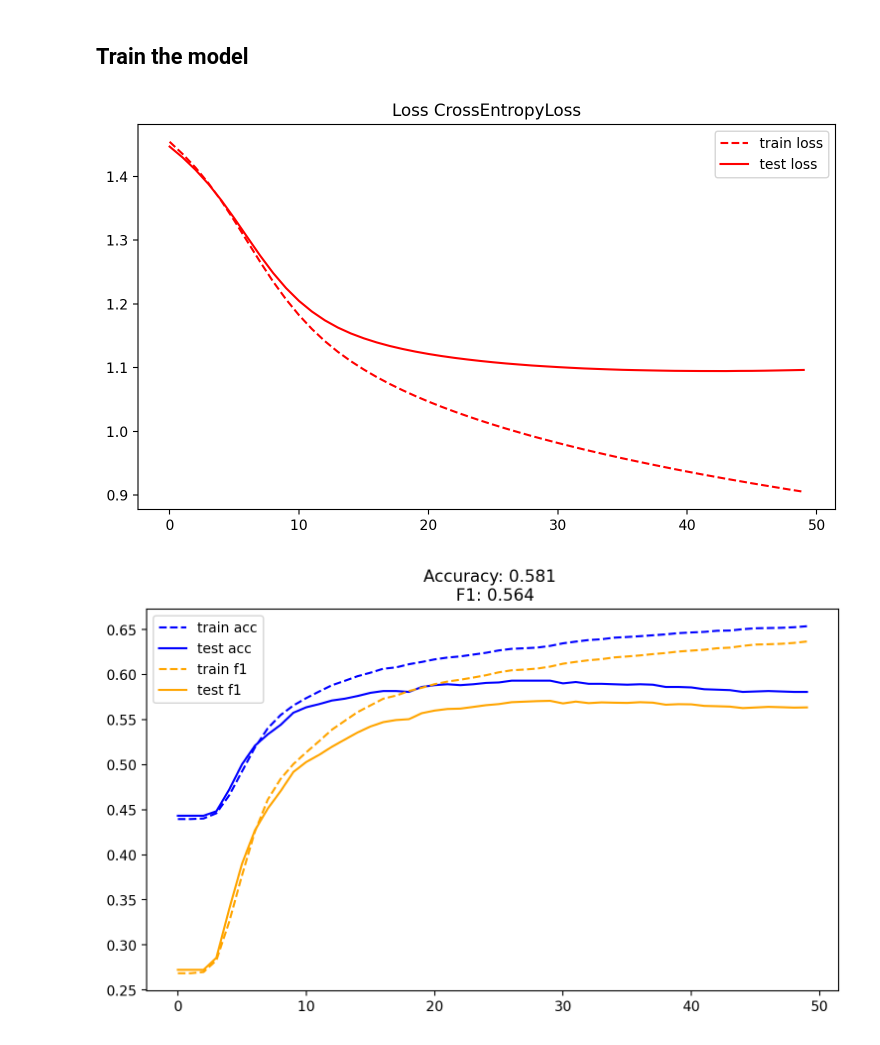
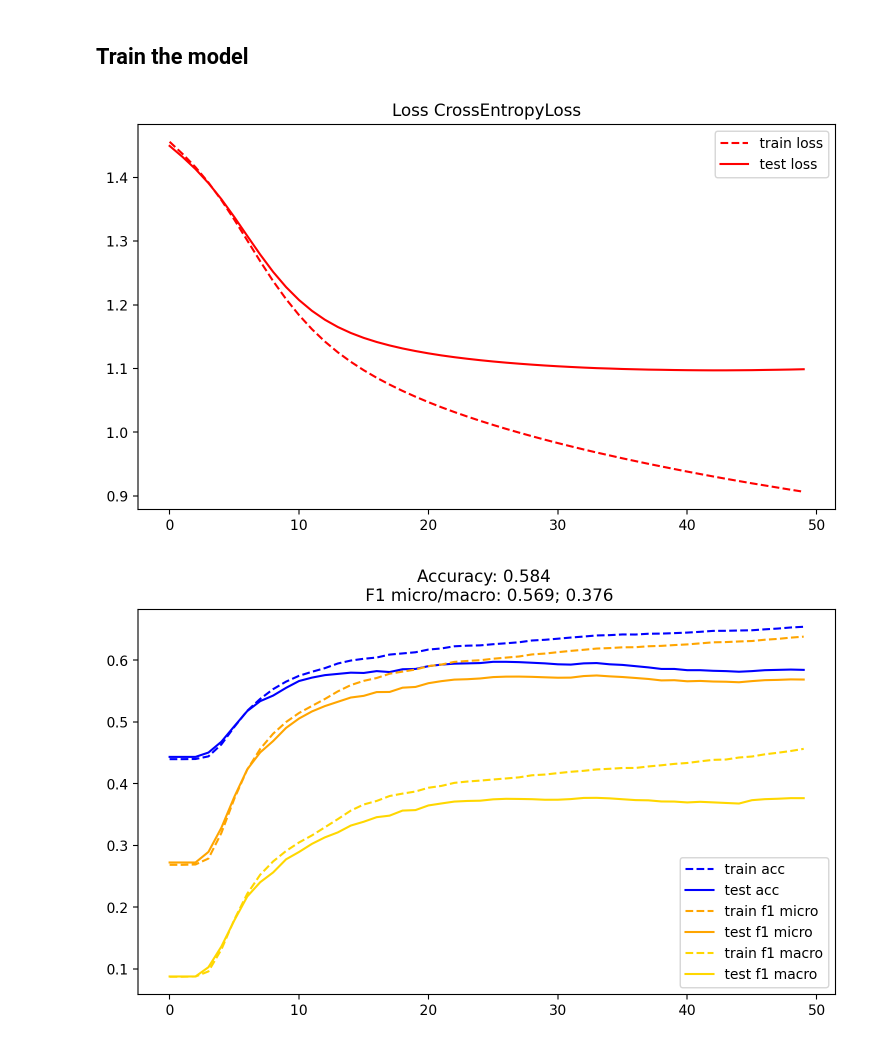
Before and after one commit to alxtrtw/multimodal-movies-emotion-recognition, a Jupyter notebook: classify.ipynb, the cells around one changed output. Cells and saved outputs as stored; diff of their text form; code cells hidden in the pictures.

Commit message:
added macro scores

```diff
--- a/classify.ipynb
+++ b/classify.ipynb
@@ -158,7 +158,8 @@ batch_size = 128
 n_batches = X_train.shape[0] // batch_size
 train_losses, test_losses = [], []
 train_accuracies, test_accuracies = [], []
-train_f1_scores, test_f1_scores = [], []
+train_f1_micro_scores, test_f1_micro_scores = [], []
+train_f1_macro_scores, test_f1_macro_scores = [], []
 
 # save training parameters in json
 training_params = {
@@ -211,41 +212,50 @@ for epoch in range(n_epochs):
         plt.plot(train_losses, label='train loss', color='red', linestyle='dashed')
         plt.plot(test_losses, label='test loss', color='red')
         plt.legend()
         plt.savefig(f'./experiments/plots/{model_name}/{criterion.__class__.__name__}.png')
         plt.show()
 
         train_acc = torch.sum(torch.argmax(train_outputs, dim=1) == torch.argmax(Y_train, dim=1)).cpu().numpy() / len(Y_train)
         test_acc = torch.sum(torch.argmax(test_outputs, dim=1) == torch.argmax(Y_test, dim=1)).cpu().numpy() / len(Y_test)
         train_accuracies.append(train_acc)
         test_accuracies.append(test_acc)
 
-        # f1 scores
-        train_f1 = f1_score(torch.argmax(Y_train.cpu(), dim=1), torch.argmax(train_outputs.cpu(), dim=1), average='weighted')
-        test_f1 = f1_score(torch.argmax(Y_test.cpu(), dim=1), torch.argmax(test_outputs.cpu(), dim=1), average='weighted')
-        train_f1_scores.append(train_f1)
-        test_f1_scores.append(test_f1)
+        # f1 micro scores
+        train_f1_micro = f1_score(torch.argmax(Y_train.cpu(), dim=1), torch.argmax(train_outputs.cpu(), dim=1), average='weighted')
+        test_f1_micro = f1_score(torch.argmax(Y_test.cpu(), dim=1), torch.argmax(test_outputs.cpu(), dim=1), average='weighted')
+        train_f1_micro_scores.append(train_f1_micro)
+        test_f1_micro_scores.append(test_f1_micro)
+
+        # f1 macro scores
+        train_f1_macro = f1_score(torch.argmax(Y_train.cpu(), dim=1), torch.argmax(train_outputs.cpu(), dim=1), average='macro')
+        test_f1_macro = f1_score(torch.argmax(Y_test.cpu(), dim=1), torch.argmax(test_outputs.cpu(), dim=1), average='macro')
+        train_f1_macro_scores.append(train_f1_macro)
+        test_f1_macro_scores.append(test_f1_macro)
+
 
         plt.figure()
-        plt.title(f'Accuracy: {np.round(test_acc, 3)} \n F1: {np.round(test_f1, 3)}')
+        plt.title(f'Accuracy: {np.round(test_acc, 3)} \n F1 micro/macro: {np.round(test_f1_micro, 3)}; {np.round(test_f1_macro, 3)}')
         plt.plot(train_accuracies, label='train acc', color='blue', linestyle='dashed')
         plt.plot(test_accuracies, label='test acc', color='blue')
-        plt.plot(train_f1_scores, label='train f1', color='orange', linestyle='dashed')
-        plt.plot(test_f1_scores, label='test f1', color='orange')
+        plt.plot(train_f1_micro_scores, label='train f1 micro', color='orange', linestyle='dashed')
+        plt.plot(test_f1_micro_scores, label='test f1 micro', color='orange')
+        plt.plot(train_f1_macro_scores, label='train f1 macro', color='gold', linestyle='dashed')
+        plt.plot(test_f1_macro_scores, label='test f1 macro', color='gold')
         plt.legend()
         plt.savefig(f'./experiments/plots/{model_name}/AccuracyF1.png')
         plt.show()
 
         cm = confusion_matrix(torch.argmax(Y_test.cpu(), dim=1), torch.argmax(test_outputs.cpu(), dim=1))
         plt.figure()
         sns.heatmap(cm, annot=True, fmt='d', cmap='Blues', xticklabels=onehot_encoder.categories_[0], yticklabels=onehot_encoder.categories_[0])
         plt.savefig(f'./experiments/plots/{model_name}/confusion_matrix.png')
         plt.show()
 
 
 
 # save final model
 torch.save(model, f'./experiments/models/{model_name}.pt')
 # %% [output]
-[figure, old version]
+[figure, new version]
-[figure, old version]
+[figure, new version]
 [figure]
```
Also changed, not shown: 3 other files.
